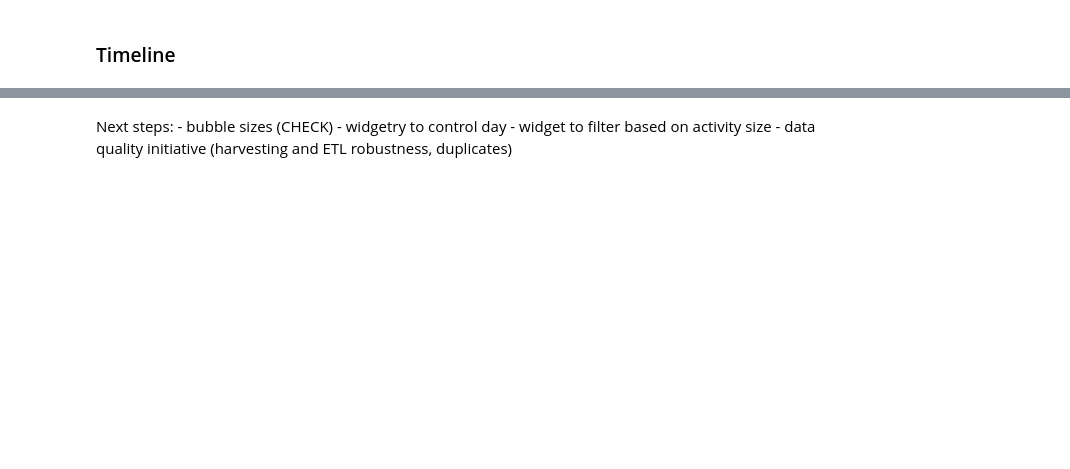
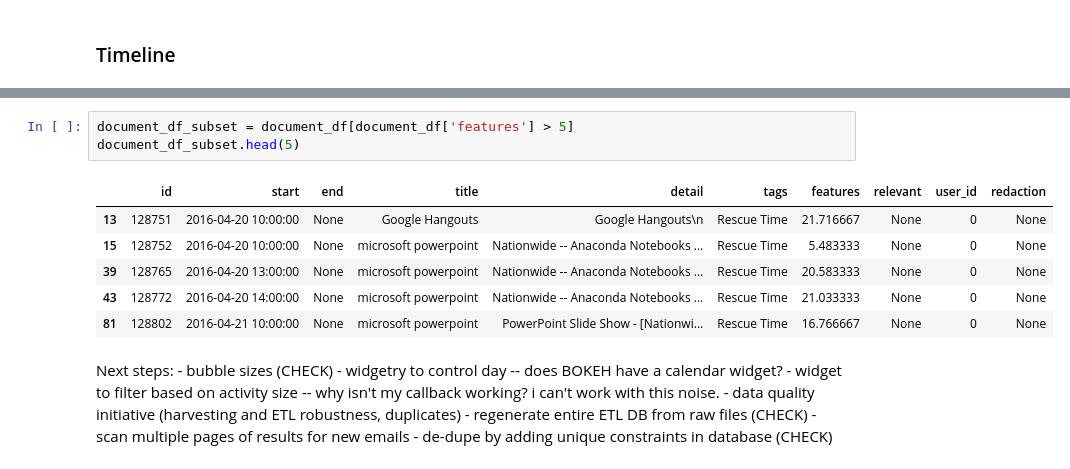
Before and after one commit to zcarwile/quixotic, a Jupyter notebook: quixotic_analytics_2.ipynb, the cells around one changed output, grey strips where cells are left out. Saved outputs shown, nothing was run; the diff lists cells and outputs as text; blank space fills up the shorter version.

Commit message:
made segments with endpoints, tried at callback

```diff
--- a/quixotic_analytics_2.ipynb
+++ b/quixotic_analytics_2.ipynb
@@ -139,8 +167,21 @@ show(p)
 # %% [output]
 [interactive output not drawn]
+# %%
+document_df_subset = document_df[document_df['features'] > 5]
+document_df_subset.head(5)
+# %% [output]
+|  | id | start | end | title | detail | tags | features | relevant | user_id | redaction |
+| 13 | 128751 | 2016-04-20 10:00:00 | None | Google Hangouts | Google Hangouts\n | Rescue Time | 21.716667 | None | 0 | None |
+| 15 | 128752 | 2016-04-20 10:00:00 | None | microsoft powerpoint | Nationwide -- Anaconda Notebooks ... | Rescue Time | 5.483333 | None | 0 | None |
+| 39 | 128765 | 2016-04-20 13:00:00 | None | microsoft powerpoint | Nationwide -- Anaconda Notebooks ... | Rescue Time | 20.583333 | None | 0 | None |
+| 43 | 128772 | 2016-04-20 14:00:00 | None | microsoft powerpoint | Nationwide -- Anaconda Notebooks ... | Rescue Time | 21.033333 | None | 0 | None |
+| 81 | 128802 | 2016-04-21 10:00:00 | None | microsoft powerpoint | PowerPoint Slide Show - [Nationwi... | Rescue Time | 16.766667 | None | 0 | None |
 # %% [markdown]
 Next steps:
     - bubble sizes (CHECK)
-    - widgetry to control day
-    - widget to filter based on activity size
+    - widgetry to control day -- does BOKEH have a calendar widget?
+    - widget to filter based on activity size -- why isn't my callback working? i can't work with this noise.
     - data quality initiative (harvesting and ETL robustness, duplicates)
+        - regenerate entire ETL DB from raw files (CHECK)
+        - scan multiple pages of results for new emails
+        - de-dupe by adding unique constraints in database (CHECK)
```
Also changed, not shown: parts of 7 cells of this notebook.
